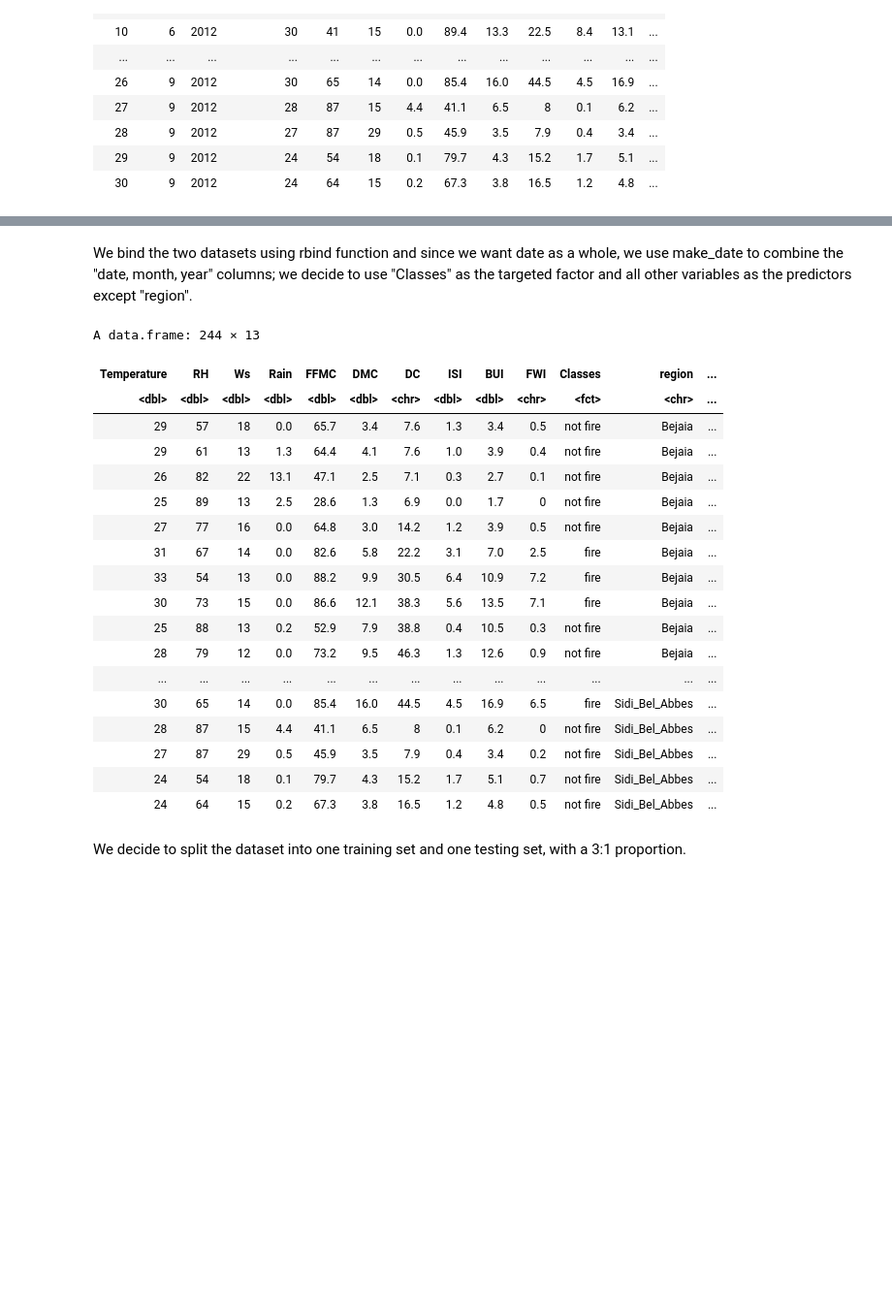
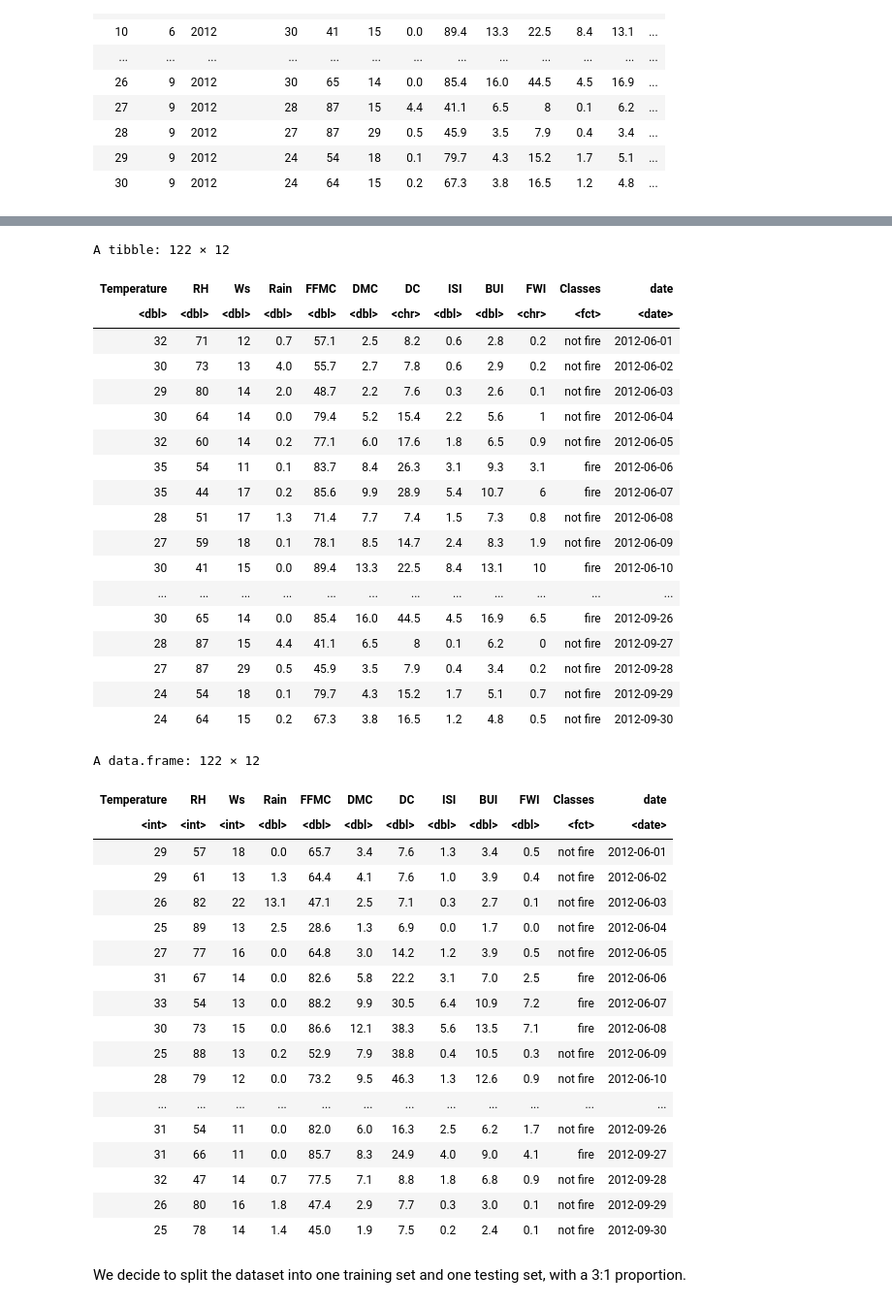
Before and after one commit to Bchau02/DSCI-100-Group-11-Project, a Jupyter notebook: Project.ipynb, the cells around one changed output, grey strips where cells are left out. Shown: that part at 97% size. Cells and saved outputs as stored; diff of their text form; code cells hidden in the pictures; blank space fills up the shorter version.

```diff
--- a/Project.ipynb
+++ b/Project.ipynb
@@ -150,30 +102,51 @@ A spec_tbl_df: 122 × 15
-# %% [markdown]
-We bind the two datasets using rbind function and since we want date as a whole, we use make_date to combine the "date, month, year" columns; we decide to use "Classes" as the targeted factor and all other variables as the predictors except "region".
 # %%
-Algeria <- rbind(Bejaia,Sidi_Bel_Abbes)  %>%
-mutate(Classes = as_factor(Classes)) %>%
-mutate(date = make_date(year, month, day))%>%
+Sidi_Bel_Abbes <- Sidi_Bel_Abbes %>% mutate(Classes = as_factor(Classes)) %>%
+mutate(date = make_date(year, month, day)) %>%
 select(-day,-month,-year)
-Algeria
+Sidi_Bel_Abbes
+
+Bejaia <- Bejaia %>% mutate(Classes = as_factor(Classes)) %>%
+mutate(date = make_date(year, month, day)) %>%
+select(-day,-month,-year)
+Bejaia
 # %% [output]
-A data.frame: 244 × 13
+A tibble: 122 × 12
-| Temperature | RH | Ws | Rain | FFMC | DMC | DC | ISI | BUI | FWI | Classes | region | ... |
-| <dbl> | <dbl> | <dbl> | <dbl> | <dbl> | <dbl> | <chr> | <dbl> | <dbl> | <chr> | <fct> | <chr> | ... |
-| 29 | 57 | 18 | 0.0 | 65.7 | 3.4 | 7.6 | 1.3 | 3.4 | 0.5 | not fire | Bejaia | ... |
-| 29 | 61 | 13 | 1.3 | 64.4 | 4.1 | 7.6 | 1.0 | 3.9 | 0.4 | not fire | Bejaia | ... |
-| 26 | 82 | 22 | 13.1 | 47.1 | 2.5 | 7.1 | 0.3 | 2.7 | 0.1 | not fire | Bejaia | ... |
-| 25 | 89 | 13 | 2.5 | 28.6 | 1.3 | 6.9 | 0.0 | 1.7 | 0 | not fire | Bejaia | ... |
-| 27 | 77 | 16 | 0.0 | 64.8 | 3.0 | 14.2 | 1.2 | 3.9 | 0.5 | not fire | Bejaia | ... |
-| 31 | 67 | 14 | 0.0 | 82.6 | 5.8 | 22.2 | 3.1 | 7.0 | 2.5 | fire | Bejaia | ... |
-| 33 | 54 | 13 | 0.0 | 88.2 | 9.9 | 30.5 | 6.4 | 10.9 | 7.2 | fire | Bejaia | ... |
-| 30 | 73 | 15 | 0.0 | 86.6 | 12.1 | 38.3 | 5.6 | 13.5 | 7.1 | fire | Bejaia | ... |
-| 25 | 88 | 13 | 0.2 | 52.9 | 7.9 | 38.8 | 0.4 | 10.5 | 0.3 | not fire | Bejaia | ... |
-| 28 | 79 | 12 | 0.0 | 73.2 | 9.5 | 46.3 | 1.3 | 12.6 | 0.9 | not fire | Bejaia | ... |
-| ... | ... | ... | ... | ... | ... | ... | ... | ... | ... | ... | ... | ... |
-| 30 | 65 | 14 | 0.0 | 85.4 | 16.0 | 44.5 | 4.5 | 16.9 | 6.5 | fire | Sidi_Bel_Abbes | ... |
-| 28 | 87 | 15 | 4.4 | 41.1 | 6.5 | 8 | 0.1 | 6.2 | 0 | not fire | Sidi_Bel_Abbes | ... |
-| 27 | 87 | 29 | 0.5 | 45.9 | 3.5 | 7.9 | 0.4 | 3.4 | 0.2 | not fire | Sidi_Bel_Abbes | ... |
-| 24 | 54 | 18 | 0.1 | 79.7 | 4.3 | 15.2 | 1.7 | 5.1 | 0.7 | not fire | Sidi_Bel_Abbes | ... |
-| 24 | 64 | 15 | 0.2 | 67.3 | 3.8 | 16.5 | 1.2 | 4.8 | 0.5 | not fire | Sidi_Bel_Abbes | ... |
+| Temperature | RH | Ws | Rain | FFMC | DMC | DC | ISI | BUI | FWI | Classes | date |
+| <dbl> | <dbl> | <dbl> | <dbl> | <dbl> | <dbl> | <chr> | <dbl> | <dbl> | <chr> | <fct> | <date> |
+| 32 | 71 | 12 | 0.7 | 57.1 | 2.5 | 8.2 | 0.6 | 2.8 | 0.2 | not fire | 2012-06-01 |
+| 30 | 73 | 13 | 4.0 | 55.7 | 2.7 | 7.8 | 0.6 | 2.9 | 0.2 | not fire | 2012-06-02 |
+| 29 | 80 | 14 | 2.0 | 48.7 | 2.2 | 7.6 | 0.3 | 2.6 | 0.1 | not fire | 2012-06-03 |
+| 30 | 64 | 14 | 0.0 | 79.4 | 5.2 | 15.4 | 2.2 | 5.6 | 1 | not fire | 2012-06-04 |
+| 32 | 60 | 14 | 0.2 | 77.1 | 6.0 | 17.6 | 1.8 | 6.5 | 0.9 | not fire | 2012-06-05 |
+| 35 | 54 | 11 | 0.1 | 83.7 | 8.4 | 26.3 | 3.1 | 9.3 | 3.1 | fire | 2012-06-06 |
+| 35 | 44 | 17 | 0.2 | 85.6 | 9.9 | 28.9 | 5.4 | 10.7 | 6 | fire | 2012-06-07 |
+| 28 | 51 | 17 | 1.3 | 71.4 | 7.7 | 7.4 | 1.5 | 7.3 | 0.8 | not fire | 2012-06-08 |
+| 27 | 59 | 18 | 0.1 | 78.1 | 8.5 | 14.7 | 2.4 | 8.3 | 1.9 | not fire | 2012-06-09 |
+| 30 | 41 | 15 | 0.0 | 89.4 | 13.3 | 22.5 | 8.4 | 13.1 | 10 | fire | 2012-06-10 |
+| ... | ... | ... | ... | ... | ... | ... | ... | ... | ... | ... | ... |
+| 30 | 65 | 14 | 0.0 | 85.4 | 16.0 | 44.5 | 4.5 | 16.9 | 6.5 | fire | 2012-09-26 |
+| 28 | 87 | 15 | 4.4 | 41.1 | 6.5 | 8 | 0.1 | 6.2 | 0 | not fire | 2012-09-27 |
+| 27 | 87 | 29 | 0.5 | 45.9 | 3.5 | 7.9 | 0.4 | 3.4 | 0.2 | not fire | 2012-09-28 |
+| 24 | 54 | 18 | 0.1 | 79.7 | 4.3 | 15.2 | 1.7 | 5.1 | 0.7 | not fire | 2012-09-29 |
+| 24 | 64 | 15 | 0.2 | 67.3 | 3.8 | 16.5 | 1.2 | 4.8 | 0.5 | not fire | 2012-09-30 |
+A data.frame: 122 × 12
+| Temperature | RH | Ws | Rain | FFMC | DMC | DC | ISI | BUI | FWI | Classes | date |
+| <int> | <int> | <int> | <dbl> | <dbl> | <dbl> | <dbl> | <dbl> | <dbl> | <dbl> | <fct> | <date> |
+| 29 | 57 | 18 | 0.0 | 65.7 | 3.4 | 7.6 | 1.3 | 3.4 | 0.5 | not fire | 2012-06-01 |
+| 29 | 61 | 13 | 1.3 | 64.4 | 4.1 | 7.6 | 1.0 | 3.9 | 0.4 | not fire | 2012-06-02 |
+| 26 | 82 | 22 | 13.1 | 47.1 | 2.5 | 7.1 | 0.3 | 2.7 | 0.1 | not fire | 2012-06-03 |
+| 25 | 89 | 13 | 2.5 | 28.6 | 1.3 | 6.9 | 0.0 | 1.7 | 0.0 | not fire | 2012-06-04 |
+| 27 | 77 | 16 | 0.0 | 64.8 | 3.0 | 14.2 | 1.2 | 3.9 | 0.5 | not fire | 2012-06-05 |
+| 31 | 67 | 14 | 0.0 | 82.6 | 5.8 | 22.2 | 3.1 | 7.0 | 2.5 | fire | 2012-06-06 |
+| 33 | 54 | 13 | 0.0 | 88.2 | 9.9 | 30.5 | 6.4 | 10.9 | 7.2 | fire | 2012-06-07 |
+| 30 | 73 | 15 | 0.0 | 86.6 | 12.1 | 38.3 | 5.6 | 13.5 | 7.1 | fire | 2012-06-08 |
+| 25 | 88 | 13 | 0.2 | 52.9 | 7.9 | 38.8 | 0.4 | 10.5 | 0.3 | not fire | 2012-06-09 |
+| 28 | 79 | 12 | 0.0 | 73.2 | 9.5 | 46.3 | 1.3 | 12.6 | 0.9 | not fire | 2012-06-10 |
+| ... | ... | ... | ... | ... | ... | ... | ... | ... | ... | ... | ... |
+| 31 | 54 | 11 | 0.0 | 82.0 | 6.0 | 16.3 | 2.5 | 6.2 | 1.7 | not fire | 2012-09-26 |
+| 31 | 66 | 11 | 0.0 | 85.7 | 8.3 | 24.9 | 4.0 | 9.0 | 4.1 | fire | 2012-09-27 |
+| 32 | 47 | 14 | 0.7 | 77.5 | 7.1 | 8.8 | 1.8 | 6.8 | 0.9 | not fire | 2012-09-28 |
+| 26 | 80 | 16 | 1.8 | 47.4 | 2.9 | 7.7 | 0.3 | 3.0 | 0.1 | not fire | 2012-09-29 |
+| 25 | 78 | 14 | 1.4 | 45.0 | 1.9 | 7.5 | 0.2 | 2.4 | 0.1 | not fire | 2012-09-30 |
 # %% [markdown]
 We decide to split the dataset into one training set and one testing set, with a 3:1 proportion.
```
Also changed, not shown: parts of 9 cells of this notebook.
